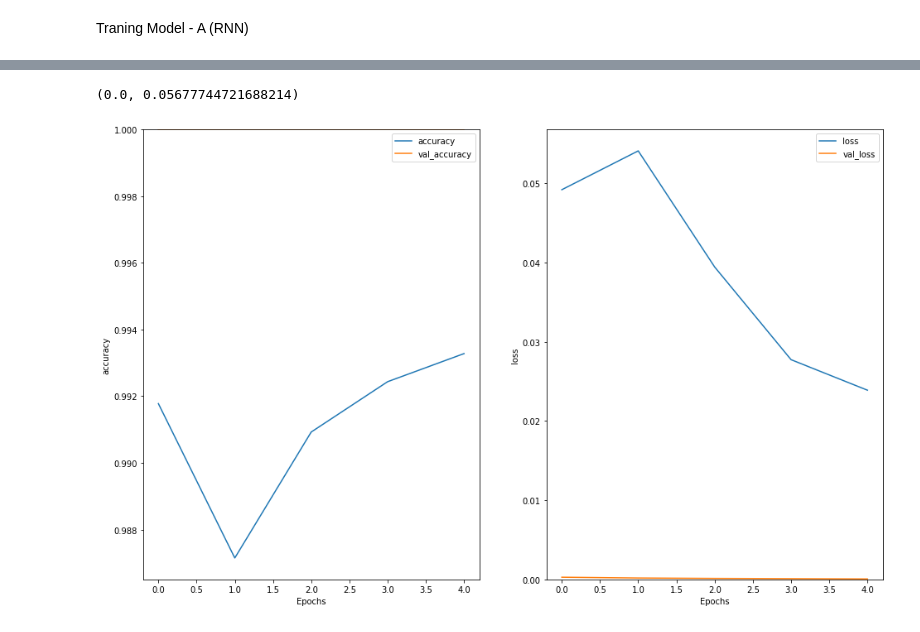
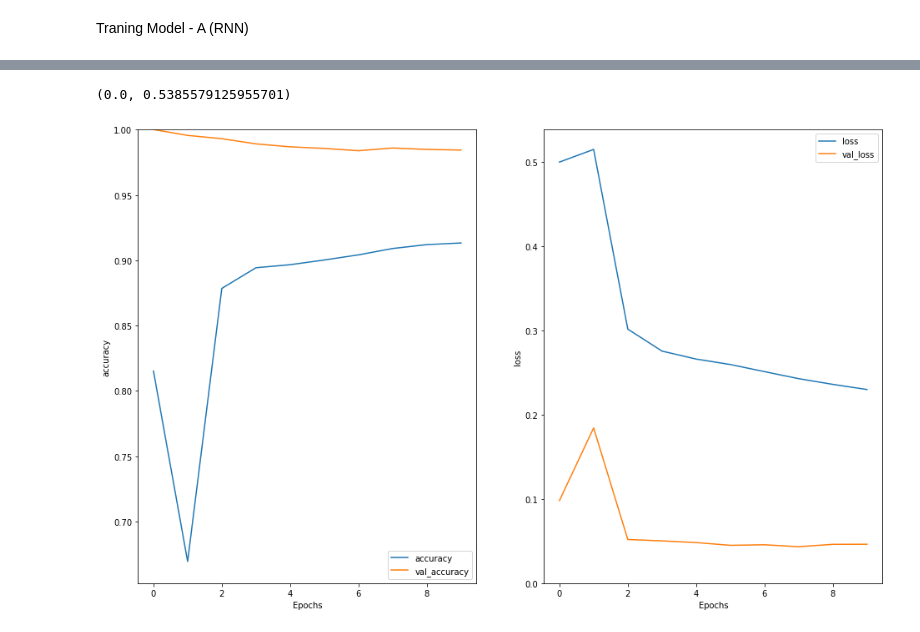
Before and after one commit to rllima/IF704, a Jupyter notebook: Classification_step.ipynb, the cells around one changed output, grey strips where cells are left out. Cells and saved outputs as stored; diff of their text form; code cells hidden in the pictures.

```diff
--- a/Classification_step.ipynb
+++ b/Classification_step.ipynb
@@ -202,7 +205,7 @@ for tweet in tweets_lem:
 # %%
 df_preprocess['tweet'] = tweets_ready
 # %%
-df_preprocess = df_preprocess[["target","tweet","text"]]
+df_preprocess = df_preprocess[["target","tweet"]]
 # %%
 from tensorflow.keras.layers import Conv1D, Bidirectional, LSTM, Dense, Input, Dropout, SpatialDropout1D, GlobalMaxPooling1D
 from tensorflow.keras.callbacks import ModelCheckpoint
@@ -222,8 +225,8 @@ Vocabulary Size : 249874
 # %%
 DATASET_SIZE = df_preprocess.shape[0]
 # %%
-target = df.pop('target')
-dataset = tf.data.Dataset.from_tensor_slices((df.text.values, target.values))
+target = df_preprocess.pop('target')
+dataset = tf.data.Dataset.from_tensor_slices((df_preprocess.tweet.values, target.values))
 # %% [markdown]
 Transformaçãp do formato pandas para Ts
 # %%
@@ -312,6 +320,6 @@ model_A.compile(loss=tf.keras.losses.BinaryCrossentropy(from_logits=True),
 # %%
-history_A = model_A.fit(train_dataset, epochs=5,
+%%time
+history_A = model_A.fit(train_dataset, epochs=10,
                     validation_data=test_dataset,
-                    callbacks=[es, reduce_lr],
                     validation_steps=30)
 # %% [output]
@@ -342,14 +364,14 @@ def plot_graphs(history, metric):
 # %%
 plt.figure(figsize=(16, 10))
 plt.subplot(1, 2, 1)
-plot_graphs(history, 'accuracy')
+plot_graphs(history_A, 'accuracy')
 plt.ylim(None, 1)
 plt.subplot(1, 2, 2)
-plot_graphs(history, 'loss')
+plot_graphs(history_A, 'loss')
 plt.ylim(0, None)
 # %% [output]
-(0.0, 0.05677744721688214)
+(0.0, 0.5385579125955701)
-[figure, old version]
+[figure, new version]
 # %%
 ##Second configuration
 # %%
```
Also changed, not shown: parts of 19 cells of this notebook.
